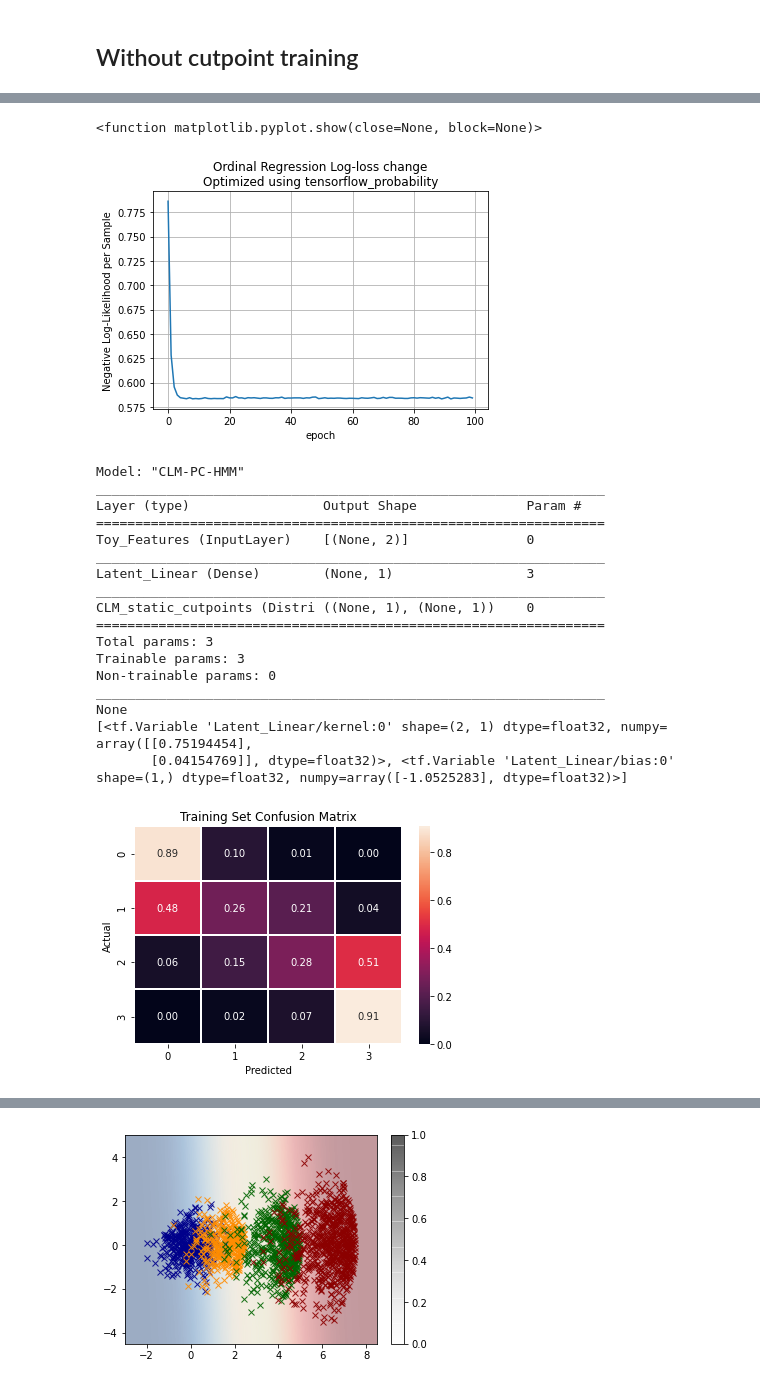
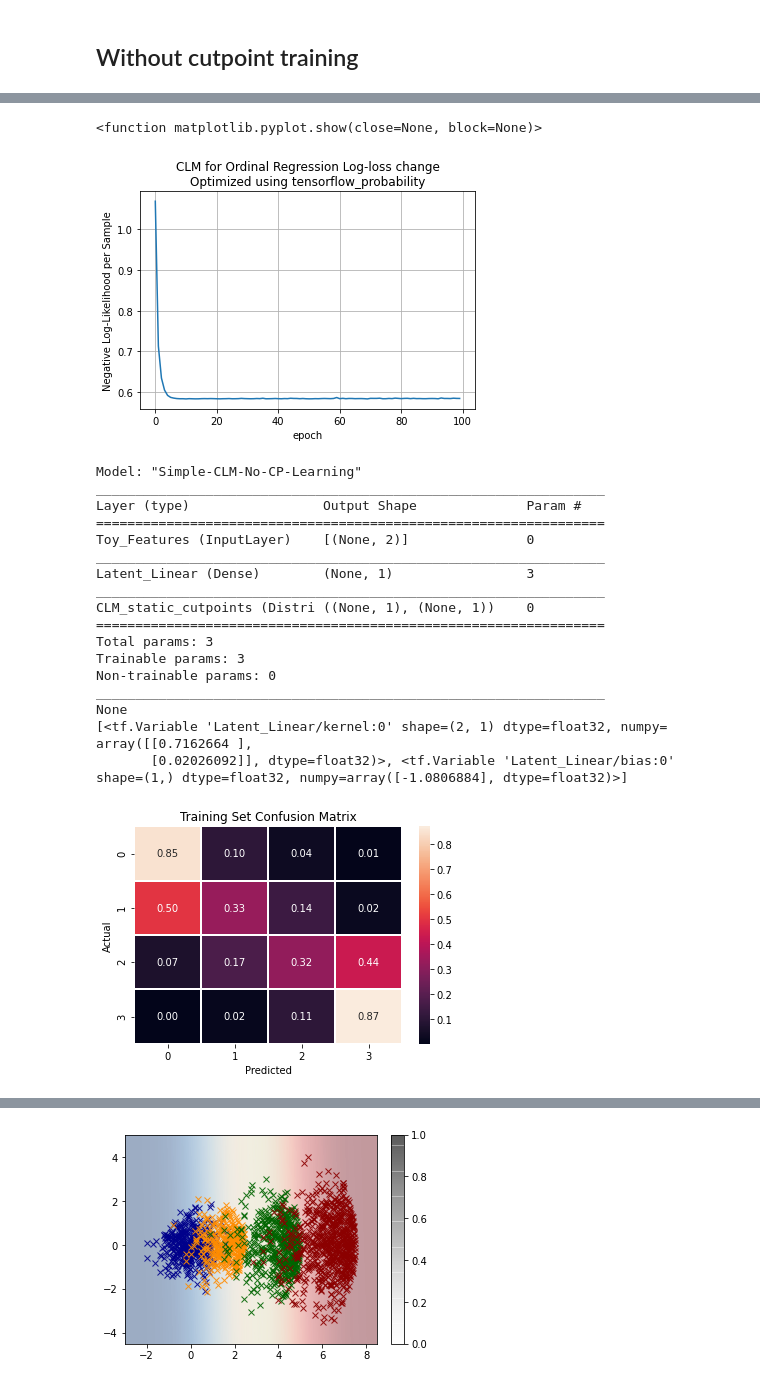
Before and after one commit to tufts-ml/cumulative-link-models, a Jupyter notebook: demo/CLM_cutpoint_training.ipynb, the cells around one changed output, grey strips where cells are left out. Drawn from its saved outputs; the diff is of its cells as text; code cells hidden in the pictures.

```diff
--- a/demo/CLM_cutpoint_training.ipynb
+++ b/demo/CLM_cutpoint_training.ipynb
@@ -76,7 +76,7 @@ cutpoints = tf.constant([0., 1., 2.])
 
 # Set up CLM layer
 ordinal_layer = tfp.layers.DistributionLambda(lambda t: CumulativeLink(loc=t, cutpoints=cutpoints), name='CLM_static_cutpoints')(dense_layer)
-ordinal_model = tf.keras.Model(inputs=input, outputs=ordinal_layer, name='CLM-PC-HMM')
+ordinal_model = tf.keras.Model(inputs=input, outputs=ordinal_layer, name='Simple-CLM-No-CP-Learning')
 
 # Compile and fit model
 ordinal_model.compile(optimizer=Adam(lr=0.01), loss=NegativeLogLikelihood())
@@ -102,20 +102,20 @@ Epoch 100/100
 # %%
 # Plot Training loss
 plt.plot(history.history['loss'])
 plt.xlabel('epoch')
 plt.ylabel('Negative Log-Likelihood per Sample')
-plt.title('Ordinal Regression Log-loss change\nOptimized using tensorflow_probability')
+plt.title('CLM for Ordinal Regression Log-loss change\nOptimized using tensorflow_probability')
 plt.grid()
 plt.show
 # %% [output]
 <function matplotlib.pyplot.show(close=None, block=None)>
-[figure, old version]
+[figure, new version]
 # %%
 # Model Summary
 tf.print(ordinal_model.summary())
 print(ordinal_model.trainable_weights)
 # %% [output]
-Model: "CLM-PC-HMM"
+Model: "Simple-CLM-No-CP-Learning"
 _________________________________________________________________
 Layer (type)                 Output Shape              Param #
 =================================================================
@@ -131,8 +131,8 @@ Non-trainable params: 0
 _________________________________________________________________
 None
 [<tf.Variable 'Latent_Linear/kernel:0' shape=(2, 1) dtype=float32, numpy=
-array([[0.75194454],
-       [0.04154769]], dtype=float32)>, <tf.Variable 'Latent_Linear/bias:0' shape=(1,) dtype=float32, numpy=array([-1.0525283], dtype=float32)>]
+array([[0.7162664 ],
+       [0.02026092]], dtype=float32)>, <tf.Variable 'Latent_Linear/bias:0' shape=(1,) dtype=float32, numpy=array([-1.0806884], dtype=float32)>]
 # %%
 # Predictions and probability scores for each dataset
 y_train_pred = ordinal_model.predict(X_train)
@@ -147,7 +147,7 @@ ax.set_xlabel(f'Predicted')
 ax.set_title(f'Training Set Confusion Matrix')
 plt.show()
 # %% [output]
-[figure, old version]
+[figure, new version]
 # %%
 # Testing Confusion Matrix
 cf_matrix = confusion_matrix(y_test, y_test_pred, normalize='true',labels=list(range(n_classes)))
```
Also changed, not shown: parts of 11 cells of this notebook.
